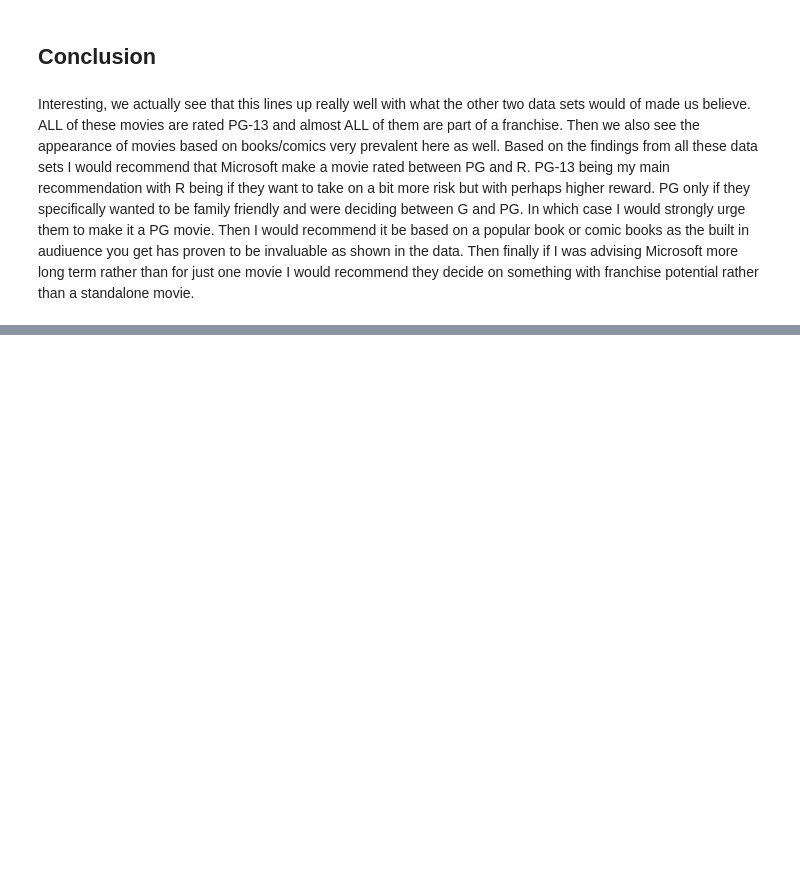
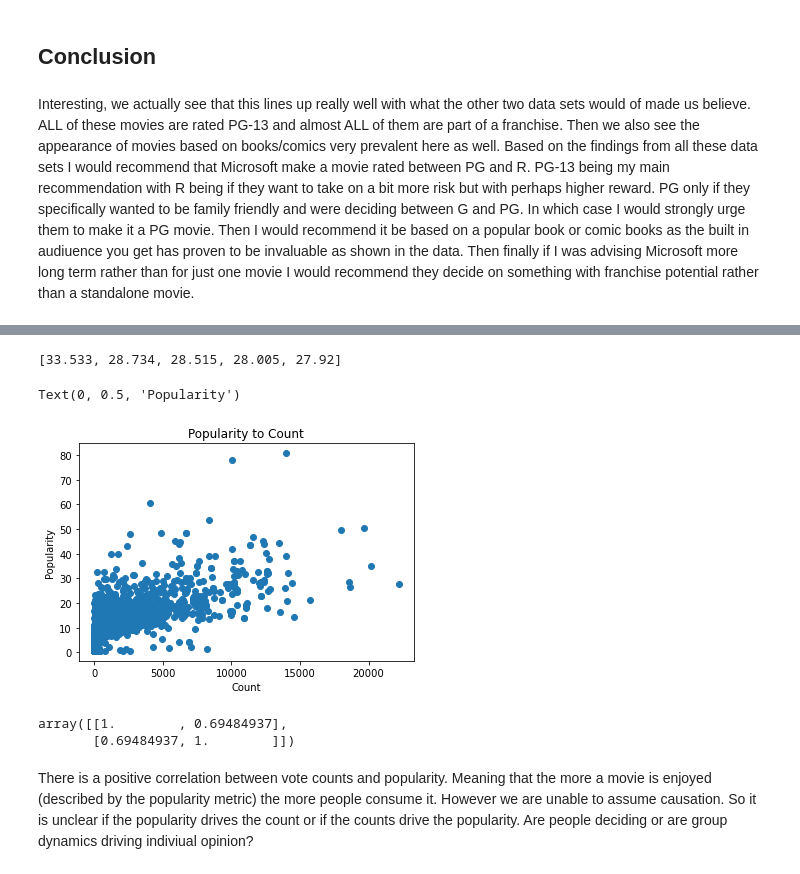
Before and after one commit to meowkaiser/STRONGEST_Project1, a Jupyter notebook: Final_notebook.ipynb, the cells around one changed output, grey strips where cells are left out. Drawn from its saved outputs; the diff is of its cells as text; code cells hidden in the pictures; blank space fills up the shorter version.

```diff
--- a/Final_notebook.ipynb
+++ b/Final_notebook.ipynb
@@ -1190,0 +1198,4 @@ Interesting, we actually see that this lines up really well with what the other
+# %%
+#Import file as a variable and take a basic look at the data contained
+tmdbmovies= pd.read_csv('zippedData/tmdb.movies.csv.gz')
+tmdbmovies.head()
@@ -1190,0 +1209,33 @@ Interesting, we actually see that this lines up really well with what the other
+# %%
+#turn the column into a list that can be used for graph
+vote_count=tmdbmovies['vote_count']
+vote_count_list=[]
+for num in vote_count:
+    vote_count_list.append(num)
+# %%
+#turn the column into a list that can be used for graph
+popularity=tmdbmovies['popularity']
+popularity_list=[]
+for num in popularity:
+    popularity_list.append(num)
+popularity_list[0:5]
+# %% [output]
+[33.533, 28.734, 28.515, 28.005, 27.92]
+# %%
+#plot production budget against domestic gross
+fig, (ax) = plt.subplots()
+ax.scatter(vote_count_list, popularity_list)
+ax.set_title('Popularity to Count')
+ax.set_xlabel('Count')
+ax.set_ylabel('Popularity')
+# %% [output]
+Text(0, 0.5, 'Popularity')
+[figure, added]
+# %%
+count_corr=np.corrcoef(vote_count_list, popularity_list)
+count_corr
+# %% [output]
+array([[1.        , 0.69484937],
+       [0.69484937, 1.        ]])
+# %% [markdown]
+There is a positive correlation between vote counts and popularity. Meaning that the more a movie is enjoyed (described by the popularity metric) the more people consume it. However we are unable to assume causation. So it is unclear if the popularity drives the count or if the counts drive the popularity. Are people deciding or are group dynamics driving indiviual opinion?
```
Also changed, not shown: parts of 19 cells of this notebook.
